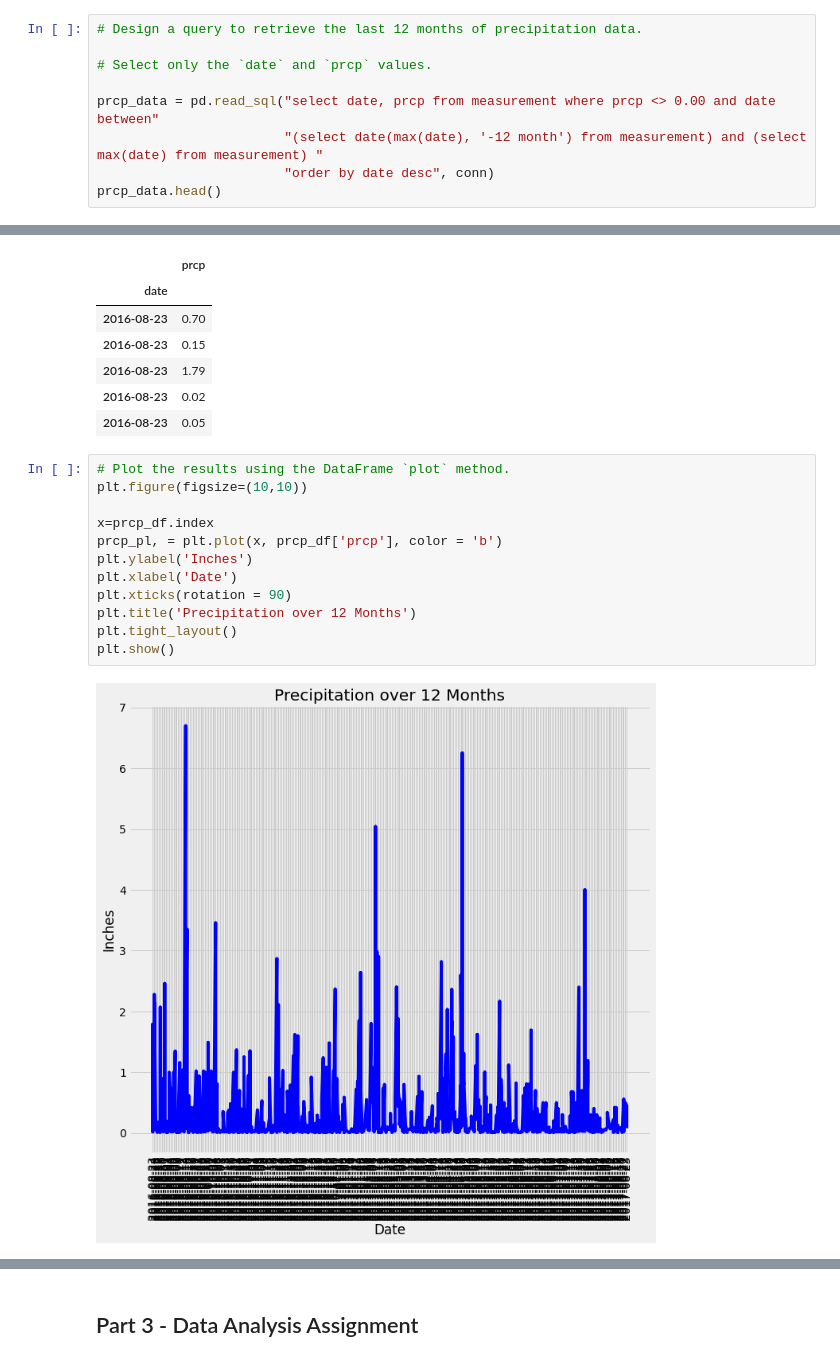
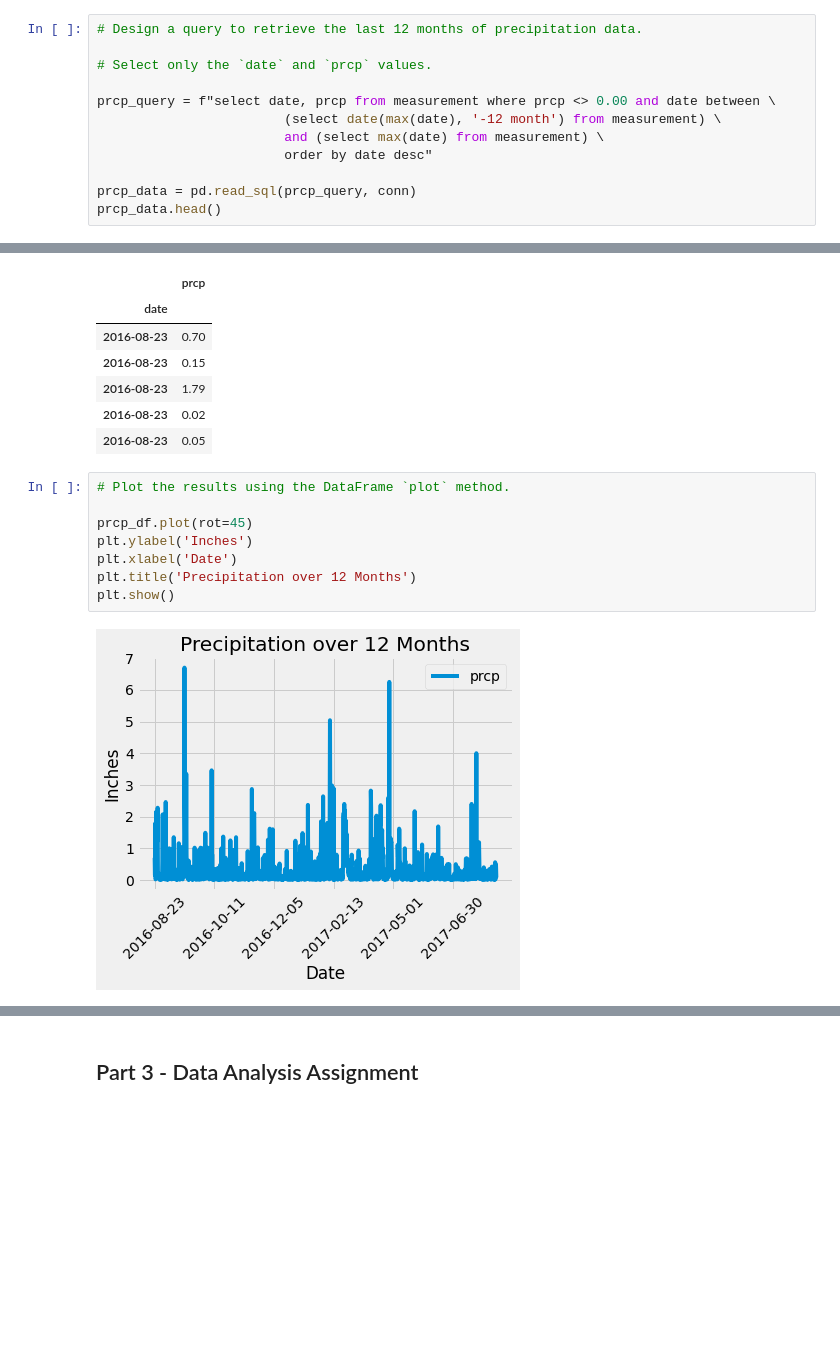
Before and after one commit to mgfrancis/sqlalchemy-challenge, a Jupyter notebook: Case/climate_starter.ipynb, the cells around one changed output, grey strips where cells are left out. Saved outputs shown, nothing was run; the diff lists cells and outputs as text; blank space fills up the shorter version.

```diff
--- a/Case/climate_starter.ipynb
+++ b/Case/climate_starter.ipynb
@@ -103,9 +117,12 @@ plt.show()
 
 # Select only the `date` and `prcp` values.
 
-prcp_data = pd.read_sql("select date, prcp from measurement where prcp <> 0.00 and date between"
-                        "(select date(max(date), '-12 month') from measurement) and (select max(date) from measurement) "
-                        "order by date desc", conn)
+prcp_query = f"select date, prcp from measurement where prcp <> 0.00 and date between \
+                        (select date(max(date), '-12 month') from measurement) \
+                        and (select max(date) from measurement) \
+                        order by date desc"
+
+prcp_data = pd.read_sql(prcp_query, conn)
 prcp_data.head()
 # %% [output]
 |  | date | prcp |
@@ -133,17 +150,13 @@ prcp_df.head()
 | 2016-08-23 | 0.05 |
 # %%
 # Plot the results using the DataFrame `plot` method.
-plt.figure(figsize=(10,10))
 
-x=prcp_df.index
-prcp_pl, = plt.plot(x, prcp_df['prcp'], color = 'b')
+prcp_df.plot(rot=45)
 plt.ylabel('Inches')
 plt.xlabel('Date')
-plt.xticks(rotation = 90)
 plt.title('Precipitation over 12 Months')
-plt.tight_layout()
 plt.show()
 # %% [output]
-[figure, old version]
+[figure, new version]
 # %%
 # Use Pandas to print the summary statistics for the precipitation data.
```
Also changed, not shown: parts of 8 cells of this notebook.
